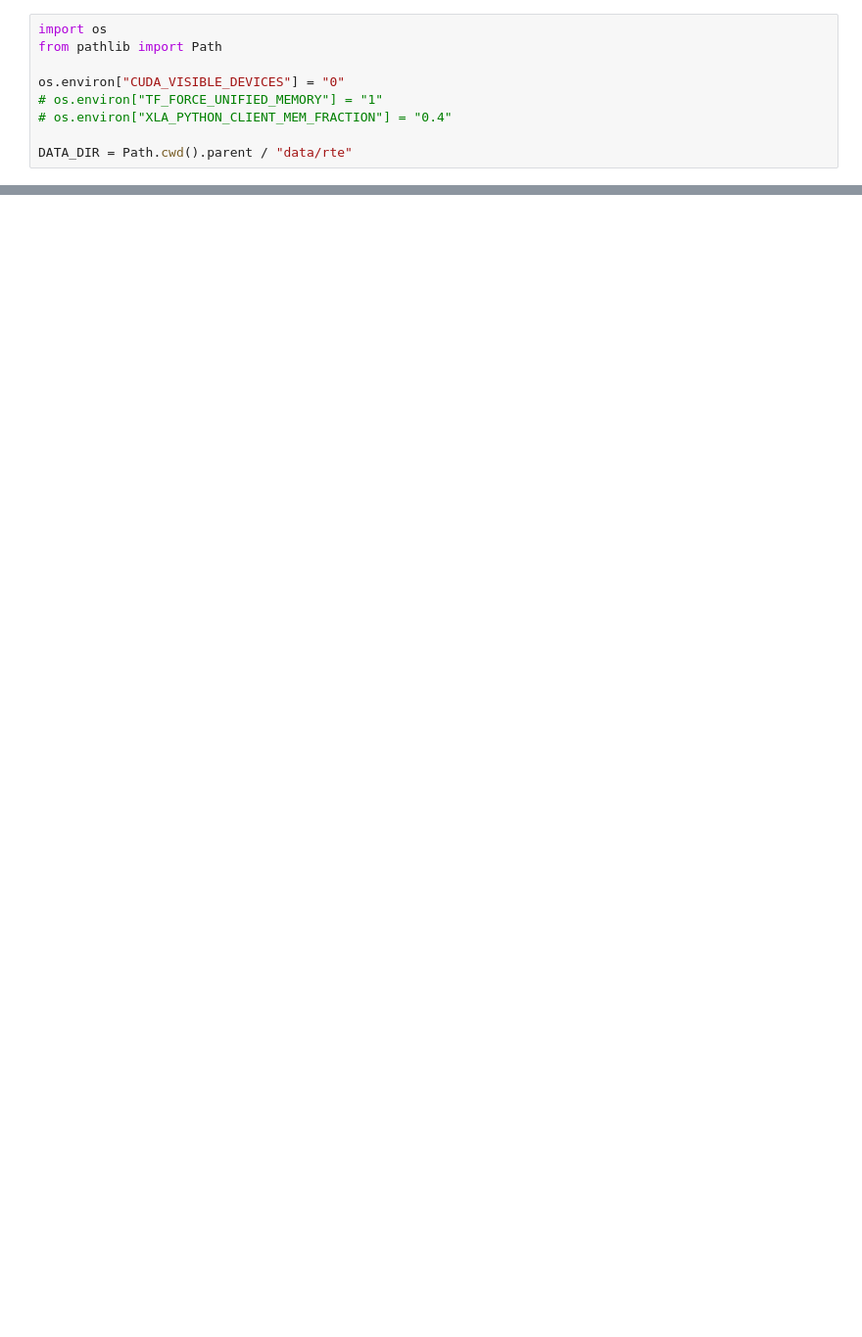
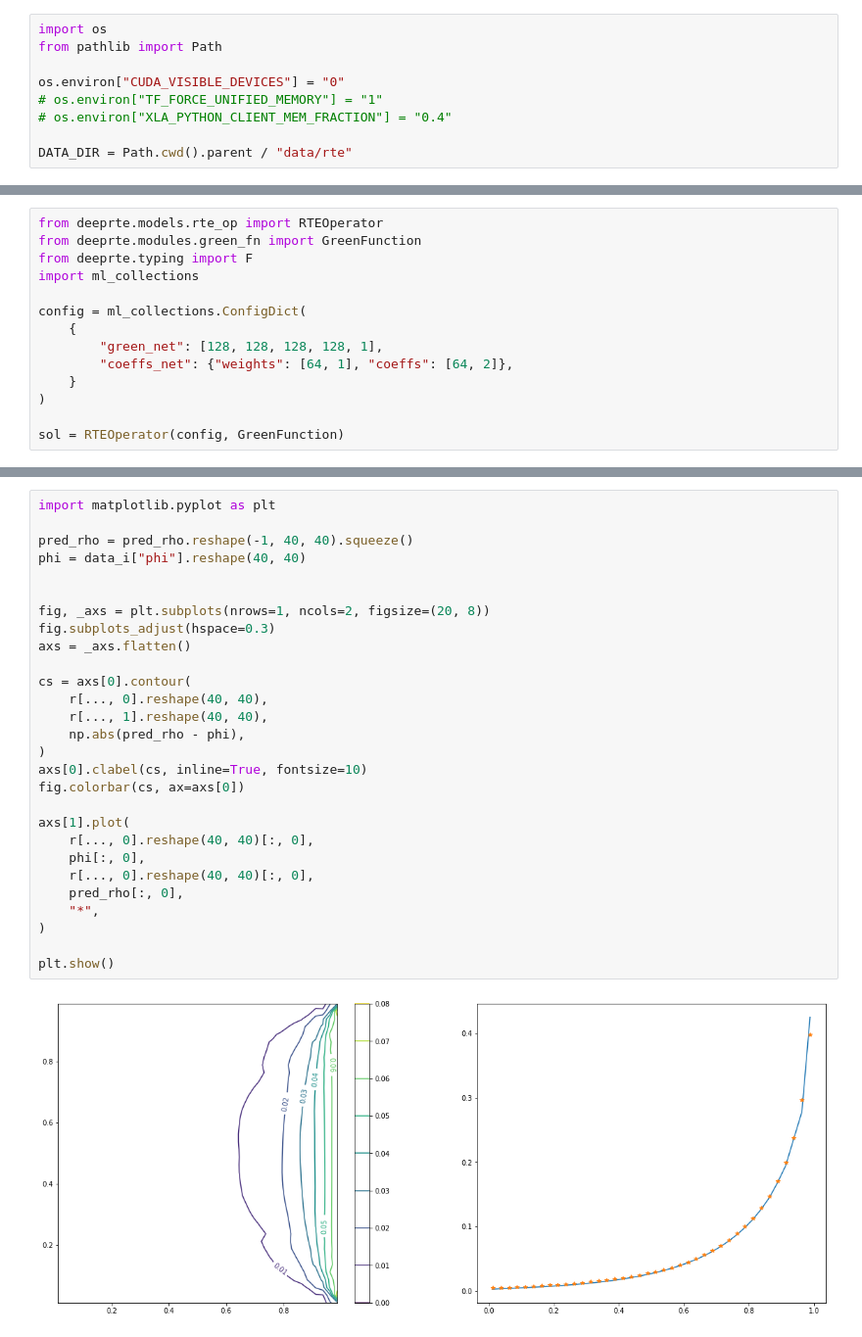
Before and after one commit to mazhengcn/deeprte, a Jupyter notebook: notebooks/dataset_test.ipynb, the cells around one changed output, grey strips where cells are left out. Shown at 98% size. Saved outputs shown, nothing was run; the diff lists cells and outputs as text; blank space fills up the shorter version.

```diff
--- a/notebooks/dataset_test.ipynb
+++ b/notebooks/dataset_test.ipynb
@@ -45,0 +77,14 @@ for d in ds.take(1):
+# %%
+from deeprte.models.rte_op import RTEOperator
+from deeprte.modules.green_fn import GreenFunction
+from deeprte.typing import F
+import ml_collections
+
+config = ml_collections.ConfigDict(
+    {
+        "green_net": [128, 128, 128, 128, 1],
+        "coeffs_net": {"weights": [64, 1], "coeffs": [64, 2]},
+    }
+)
+
+sol = RTEOperator(config, GreenFunction)
@@ -45,0 +119,30 @@ for d in ds.take(1):
+# %%
+import matplotlib.pyplot as plt
+
+pred_rho = pred_rho.reshape(-1, 40, 40).squeeze()
+phi = data_i["phi"].reshape(40, 40)
+
+
+fig, _axs = plt.subplots(nrows=1, ncols=2, figsize=(20, 8))
+fig.subplots_adjust(hspace=0.3)
+axs = _axs.flatten()
+
+cs = axs[0].contour(
+    r[..., 0].reshape(40, 40),
+    r[..., 1].reshape(40, 40),
+    np.abs(pred_rho - phi),
+)
+axs[0].clabel(cs, inline=True, fontsize=10)
+fig.colorbar(cs, ax=axs[0])
+
+axs[1].plot(
+    r[..., 0].reshape(40, 40)[:, 0],
+    phi[:, 0],
+    r[..., 0].reshape(40, 40)[:, 0],
+    pred_rho[:, 0],
+    "*",
+)
+
+plt.show()
+# %% [output]
+[figure, added]
```
Also changed, not shown: parts of 6 cells of this notebook, 14 other files.
